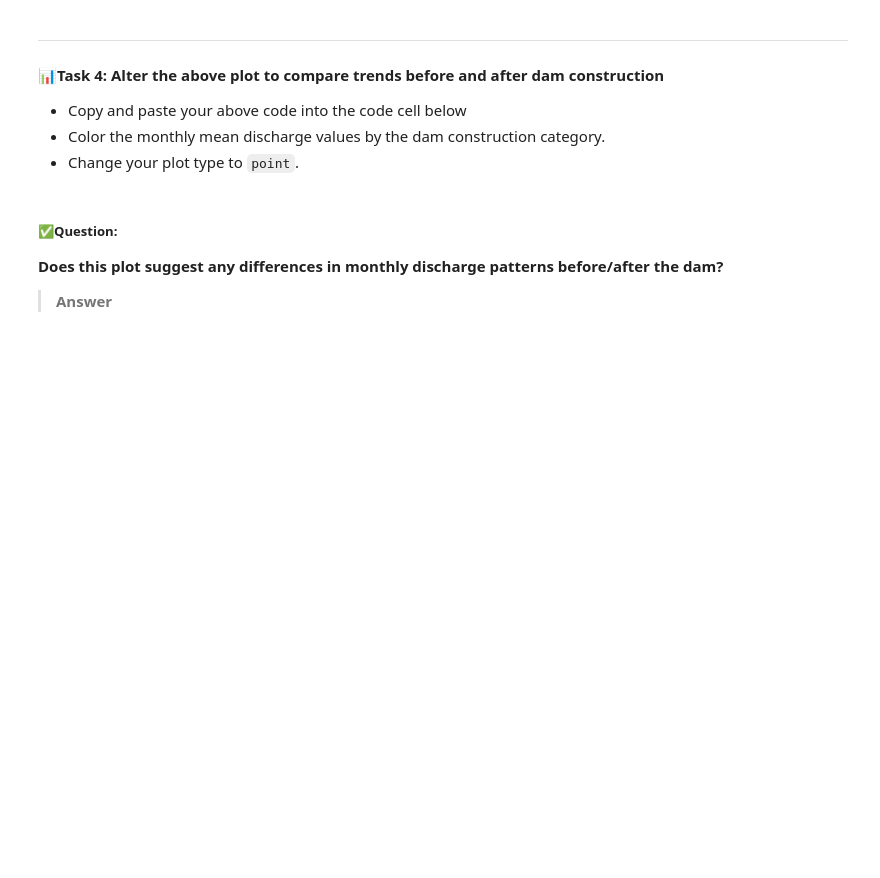
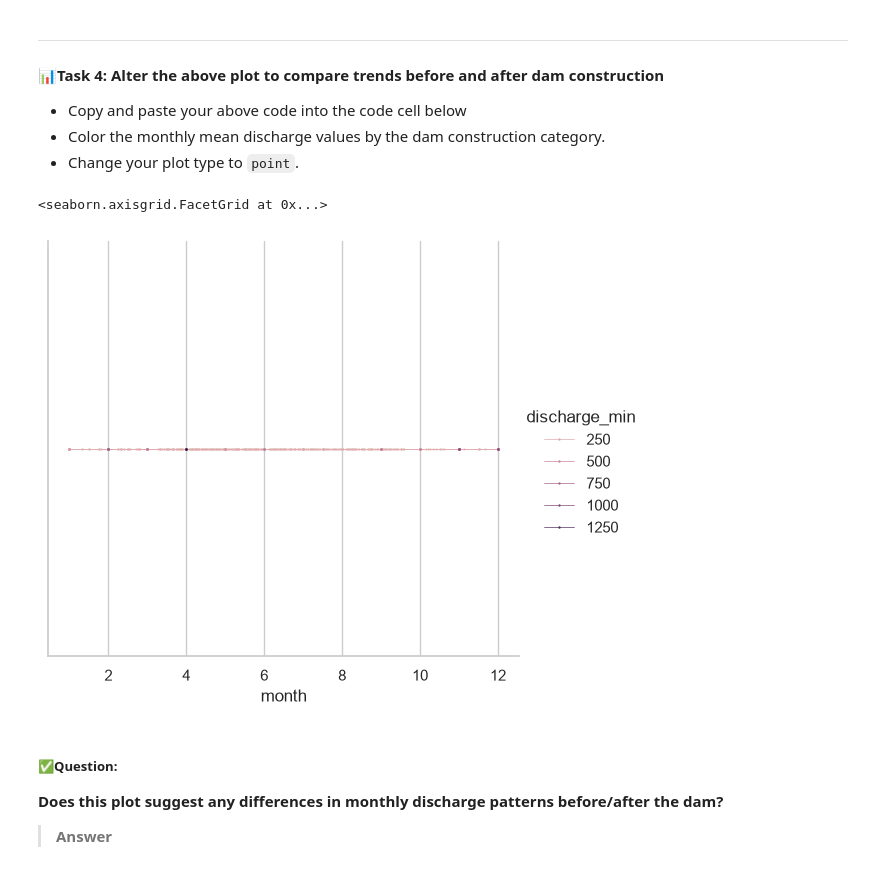
Before and after one commit to lamthieu1101/ENV700, a Jupyter notebook: lessons/M5-L-visualization-exercises.ipynb, the cells around one changed output. Cells and saved outputs as stored; diff of their text form; code cells hidden in the pictures; blank space fills up the shorter version.

```diff
--- a/lessons/M5-L-visualization-exercises.ipynb
+++ b/lessons/M5-L-visualization-exercises.ipynb
@@ -133,6 +220,17 @@ We want to examine monthly trends in discharge: is more water flowing through th
 * Change your plot type to `point`.
 # %%
 # Plot mean discharge by month, with separate plot features for records before and after dam construction
+sns.catplot(
+    data=USGS_flow,
+    hue='discharge_min',
+    x ='month',
+    kind = 'point',
+    linewidth = 0.5,
+
+)
+# %% [output]
+<seaborn.axisgrid.FacetGrid at 0x...>
+[figure, added]
 # %% [markdown]
 ##### ✅Question:
 **Does this plot suggest any differences in monthly discharge patterns before/after the dam?**
```
Also changed, not shown: parts of 10 cells of this notebook.
